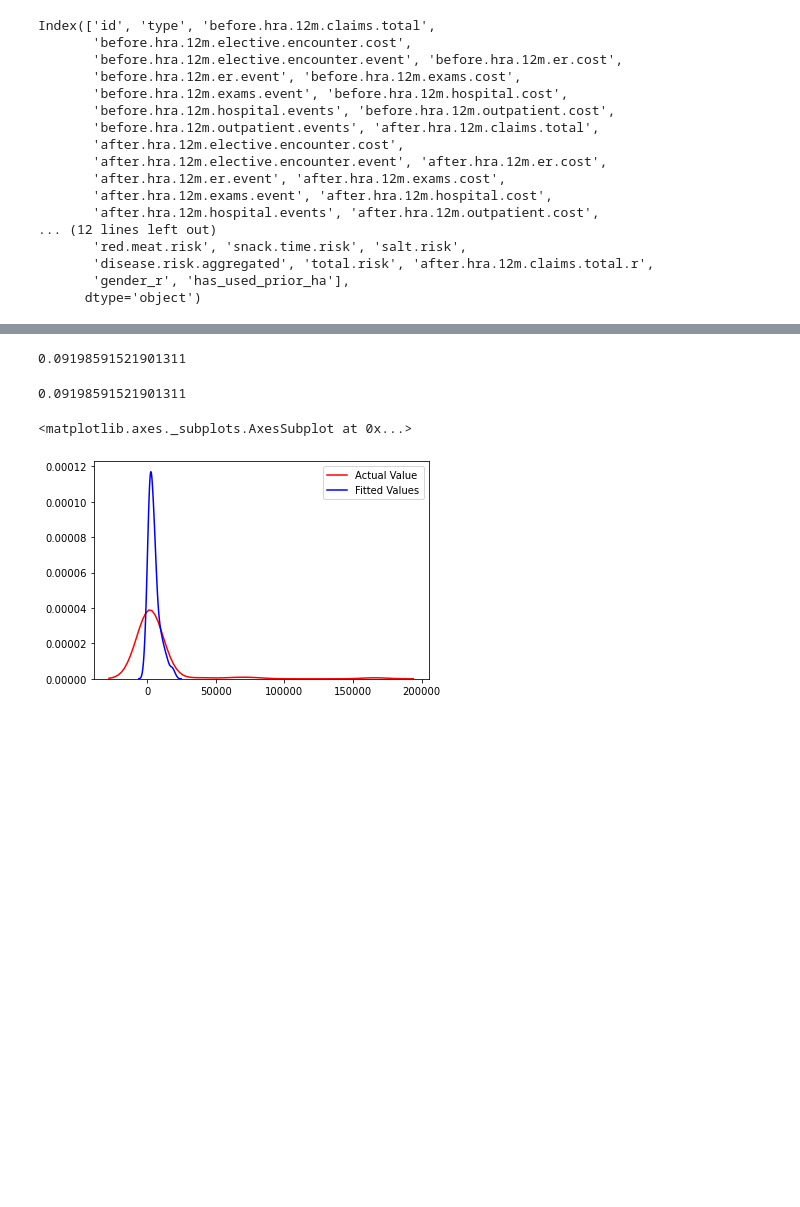
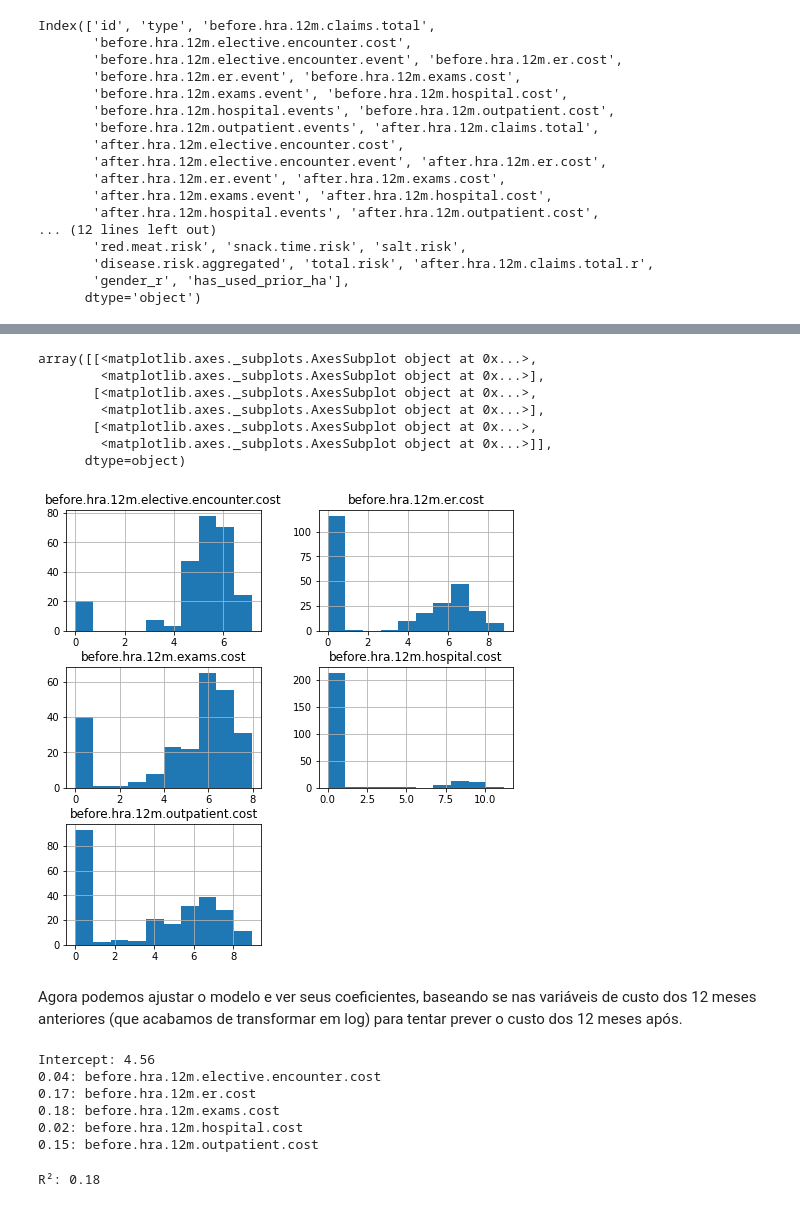
Before and after one commit to zetta-academy/exp-curso-python-saude, a Jupyter notebook: PySaude_03_python_analise_exploratoria_de_dados.ipynb, the cells around one changed output, grey strips where cells are left out. Cells and saved outputs as stored; diff of their text form; code cells hidden in the pictures; blank space fills up the shorter version.

```diff
--- a/PySaude_03_python_analise_exploratoria_de_dados.ipynb
+++ b/PySaude_03_python_analise_exploratoria_de_dados.ipynb
@@ -526,19 +508,38 @@ print(lm.coef_)
+# %%
+for col in X.columns.values:
+    X[col] = np.log(X[col] + 1)
+
+y = np.log(y + 1)
+# %%
+X.hist(figsize=(8, 8))
+# %% [output]
+array([[<matplotlib.axes._subplots.AxesSubplot object at 0x...>,
+        <matplotlib.axes._subplots.AxesSubplot object at 0x...>],
+       [<matplotlib.axes._subplots.AxesSubplot object at 0x...>,
+        <matplotlib.axes._subplots.AxesSubplot object at 0x...>],
+       [<matplotlib.axes._subplots.AxesSubplot object at 0x...>,
+        <matplotlib.axes._subplots.AxesSubplot object at 0x...>]],
+      dtype=object)
+[figure, added]
+# %% [markdown]
+Agora podemos ajustar o modelo e ver seus coeficientes, baseando se nas variáveis de custo dos 12 meses anteriores (que acabamos de transformar em log) para tentar prever o custo dos 12 meses após.
+# %%
+lm.fit(X, y)          # Ajustar o modelo
+
+yhat = lm.predict(X)  # Gerar predições para avaliarmos o desempenho
+
+print(f'Intercept: {lm.intercept_:.2f}')
+for col, coef in zip(X.columns.values, lm.coef_):
+    print(f'{coef:>.2f}: ', end='')
+    print(f'{col}')
+# %% [output]
+Intercept: 4.56
+0.04: before.hra.12m.elective.encounter.cost
+0.17: before.hra.12m.er.cost
+0.18: before.hra.12m.exams.cost
+0.02: before.hra.12m.hospital.cost
+0.15: before.hra.12m.outpatient.cost
 # %%
-lm.score(X, y)
+print(f'R²: {lm.score(X, y):.2f}')
 # %% [output]
-0.09198591521901311
+R²: 0.18
-# %%
-from sklearn.metrics import r2_score
-
-r2_score(y, yhat)
-# %% [output]
-0.09198591521901311
-# %%
-import seaborn as sns
-
-ax1 = sns.distplot(y_test, hist=False, color='r', label='Actual Value')
-
-sns.distplot(yhat, hist=False, color='b', label='Fitted Values', ax=ax1)
-# %% [output]
-<matplotlib.axes._subplots.AxesSubplot at 0x...>
-[figure, removed]
```
Also changed, not shown: parts of 13 cells of this notebook, 2 other files.
